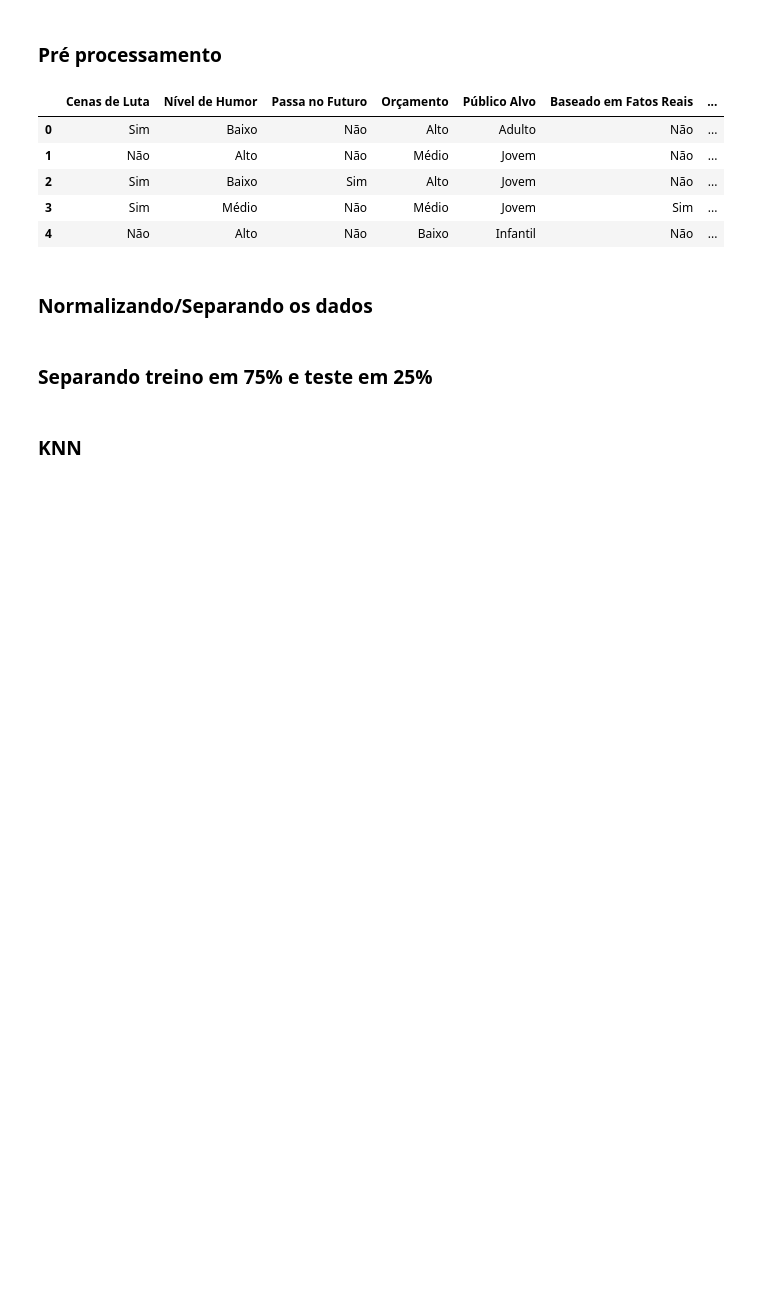
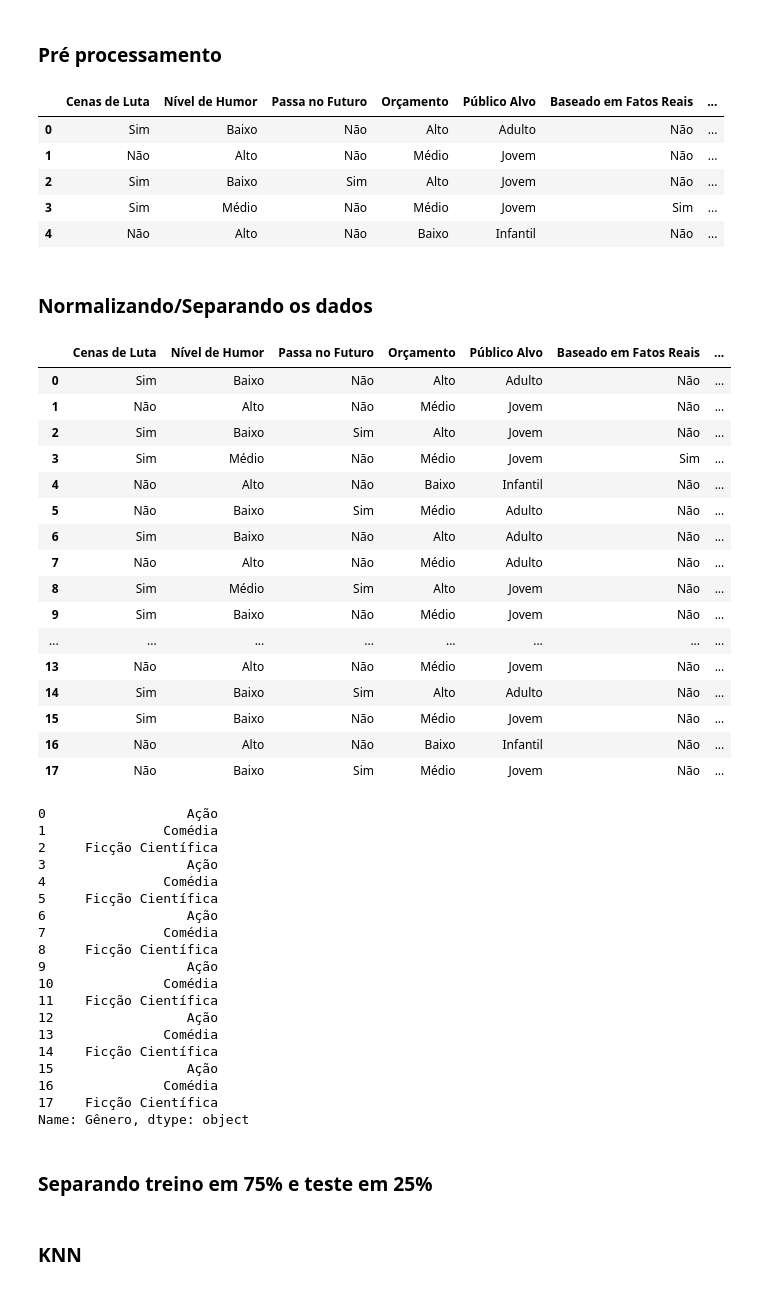
Before and after one commit to HeitorCarvalhoCampos/Pratica_Analise_Dados, a Jupyter notebook: knn.ipynb, the cells around one changed output. Saved outputs shown, nothing was run; the diff lists cells and outputs as text; code cells hidden in the pictures; blank space fills up the shorter version.

```diff
--- a/knn.ipynb
+++ b/knn.ipynb
@@ -42,26 +42,63 @@ dados.head()
 # %%
 # Separar atributos e respostas
 atributos = dados.drop('Gênero', axis=1)
 resposta = dados['Gênero']
-# display(atributos)
-# display(resposta)
+display(atributos)
+display(resposta)
 
 # Separar colunas categóricas e numéricas, facilitando identificação
 col_cat = atributos.select_dtypes(include=object).columns
 col_num = atributos.select_dtypes(exclude=object).columns
 
 # Transformando atributos
 transformar = ColumnTransformer(transformers=[
     ('categoricas', OrdinalEncoder(), col_cat)
 ], remainder='passthrough')  # mantém as numéricas
 
 atributos = transformar.fit_transform(atributos)
 
 # Ajustar ordem das colunas: primeiro as categóricas transformadas, depois as numéricas
 nova_ordem_colunas = list(col_cat) + list(col_num)
 
 df_atributos = pd.DataFrame(atributos, columns=nova_ordem_colunas)
 # display(df_atributos)
+# %% [output]
+|  | Cenas de Luta | Nível de Humor | Passa no Futuro | Orçamento | Público Alvo | Baseado em Fatos Reais | ... |
+| 0 | Sim | Baixo | Não | Alto | Adulto | Não | ... |
+| 1 | Não | Alto | Não | Médio | Jovem | Não | ... |
+| 2 | Sim | Baixo | Sim | Alto | Jovem | Não | ... |
+| 3 | Sim | Médio | Não | Médio | Jovem | Sim | ... |
+| 4 | Não | Alto | Não | Baixo | Infantil | Não | ... |
+| 5 | Não | Baixo | Sim | Médio | Adulto | Não | ... |
+| 6 | Sim | Baixo | Não | Alto | Adulto | Não | ... |
+| 7 | Não | Alto | Não | Médio | Adulto | Não | ... |
+| 8 | Sim | Médio | Sim | Alto | Jovem | Não | ... |
+| 9 | Sim | Baixo | Não | Médio | Jovem | Não | ... |
+| ... | ... | ... | ... | ... | ... | ... | ... |
+| 13 | Não | Alto | Não | Médio | Jovem | Não | ... |
+| 14 | Sim | Baixo | Sim | Alto | Adulto | Não | ... |
+| 15 | Sim | Baixo | Não | Médio | Jovem | Não | ... |
+| 16 | Não | Alto | Não | Baixo | Infantil | Não | ... |
+| 17 | Não | Baixo | Sim | Médio | Jovem | Não | ... |
+0                  Ação
+1               Comédia
+2     Ficção Científica
+3                  Ação
+4               Comédia
+5     Ficção Científica
+6                  Ação
+7               Comédia
+8     Ficção Científica
+9                  Ação
+10              Comédia
+11    Ficção Científica
+12                 Ação
+13              Comédia
+14    Ficção Científica
+15                 Ação
+16              Comédia
+17    Ficção Científica
+Name: Gênero, dtype: object
 # %% [markdown]
 ### Separando treino em 75% e teste em 25%
 # %%
```
Also changed, not shown: parts of 1 cell of this notebook.
